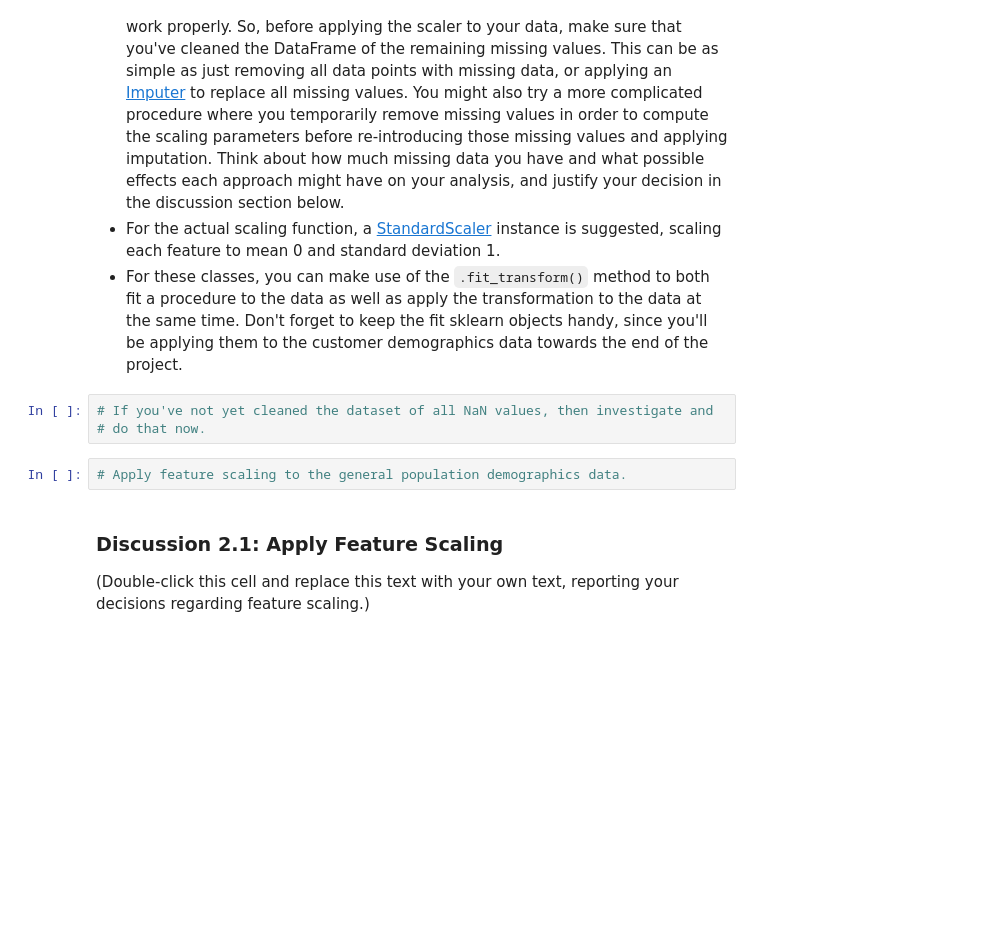
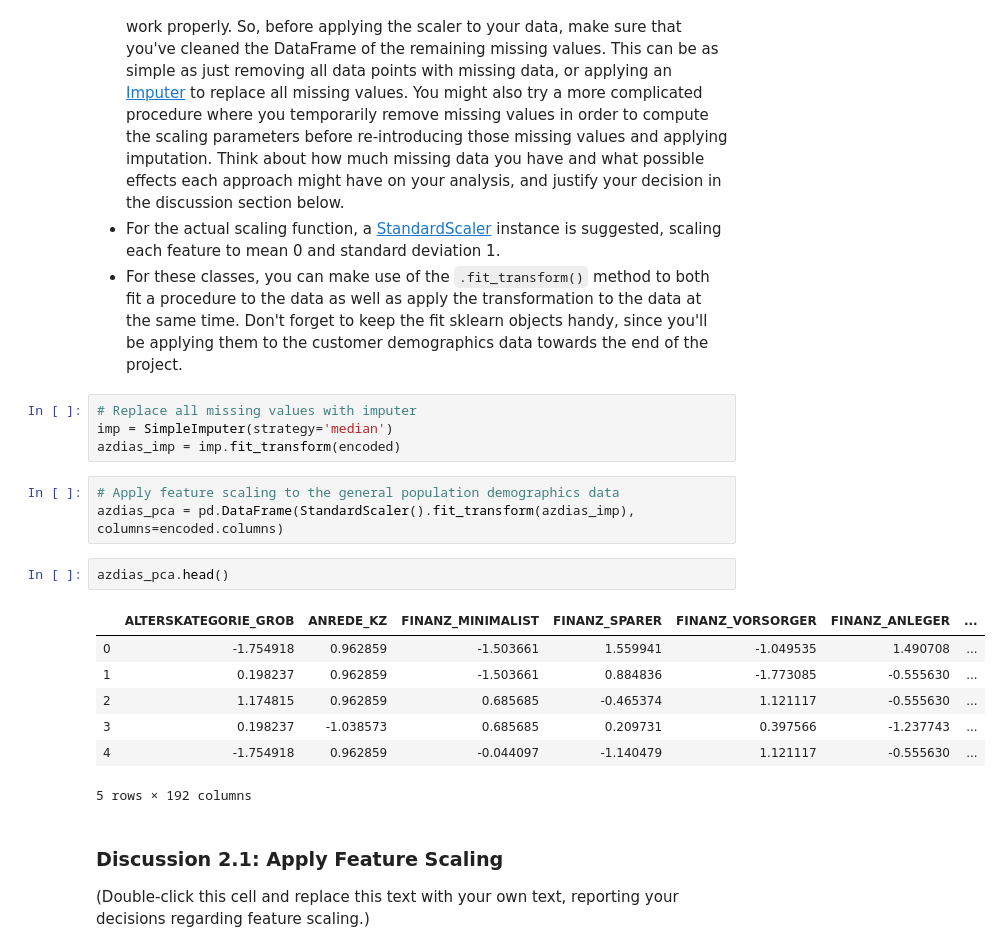
Before and after one commit to sclkan/Identify-Customer-Segments, a Jupyter notebook: Identify_Customer_Segments.ipynb, the cells around one changed output. Saved outputs shown, nothing was run; the diff lists cells and outputs as text; blank space fills up the shorter version.

Commit message:
Remove missing data and apply feature scaling

```diff
--- a/Identify_Customer_Segments.ipynb
+++ b/Identify_Customer_Segments.ipynb
@@ -735,11 +738,23 @@ Before we apply dimensionality reduction techniques to the data, we need to perf
 - sklearn requires that data not have missing values in order for its estimators to work properly. So, before applying the scaler to your data, make sure that you've cleaned the DataFrame of the remaining missing values. This can be as simple as just removing all data points with missing data, or applying an [Imputer](http://scikit-learn.org/stable/modules/generated/sklearn.preprocessing.Imputer.html) to replace all missing values. You might also try a more complicated procedure where you temporarily remove missing values in order to compute the scaling parameters before re-introducing those missing values and applying imputation. Think about how much missing data you have and what possible effects each approach might have on your analysis, and justify your decision in the discussion section below.
 - For the actual scaling function, a [StandardScaler](http://scikit-learn.org/stable/modules/generated/sklearn.preprocessing.StandardScaler.html) instance is suggested, scaling each feature to mean 0 and standard deviation 1.
 - For these classes, you can make use of the `.fit_transform()` method to both fit a procedure to the data as well as apply the transformation to the data at the same time. Don't forget to keep the fit sklearn objects handy, since you'll be applying them to the customer demographics data towards the end of the project.
-# %%
-# If you've not yet cleaned the dataset of all NaN values, then investigate and
-# do that now.
+# %%
+# Replace all missing values with imputer
+imp = SimpleImputer(strategy='median')
+azdias_imp = imp.fit_transform(encoded)
 # %%
-# Apply feature scaling to the general population demographics data.
+# Apply feature scaling to the general population demographics data
+azdias_pca = pd.DataFrame(StandardScaler().fit_transform(azdias_imp), columns=encoded.columns)
+# %%
+azdias_pca.head()
+# %% [output]
+|  | ALTERSKATEGORIE_GROB | ANREDE_KZ | FINANZ_MINIMALIST | FINANZ_SPARER | FINANZ_VORSORGER | FINANZ_ANLEGER | ... |
+| 0 | -1.754918 | 0.962859 | -1.503661 | 1.559941 | -1.049535 | 1.490708 | ... |
+| 1 | 0.198237 | 0.962859 | -1.503661 | 0.884836 | -1.773085 | -0.555630 | ... |
+| 2 | 1.174815 | 0.962859 | 0.685685 | -0.465374 | 1.121117 | -0.555630 | ... |
+| 3 | 0.198237 | -1.038573 | 0.685685 | 0.209731 | 0.397566 | -1.237743 | ... |
+| 4 | -1.754918 | 0.962859 | -0.044097 | -1.140479 | 1.121117 | -0.555630 | ... |
+5 rows × 192 columns
 # %% [markdown]
 ### Discussion 2.1: Apply Feature Scaling
 
```
Also changed, not shown: parts of 2 cells of this notebook.
